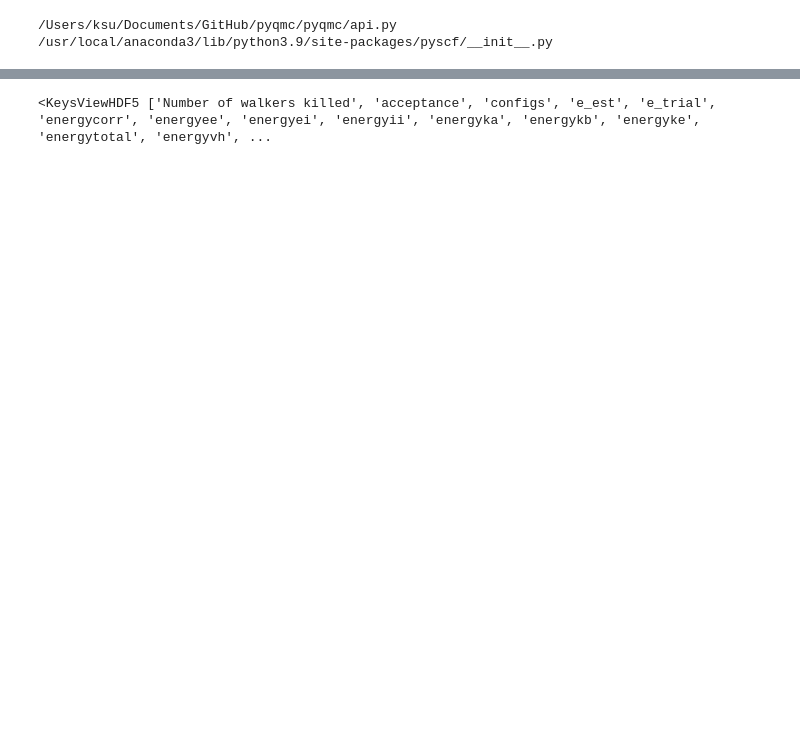
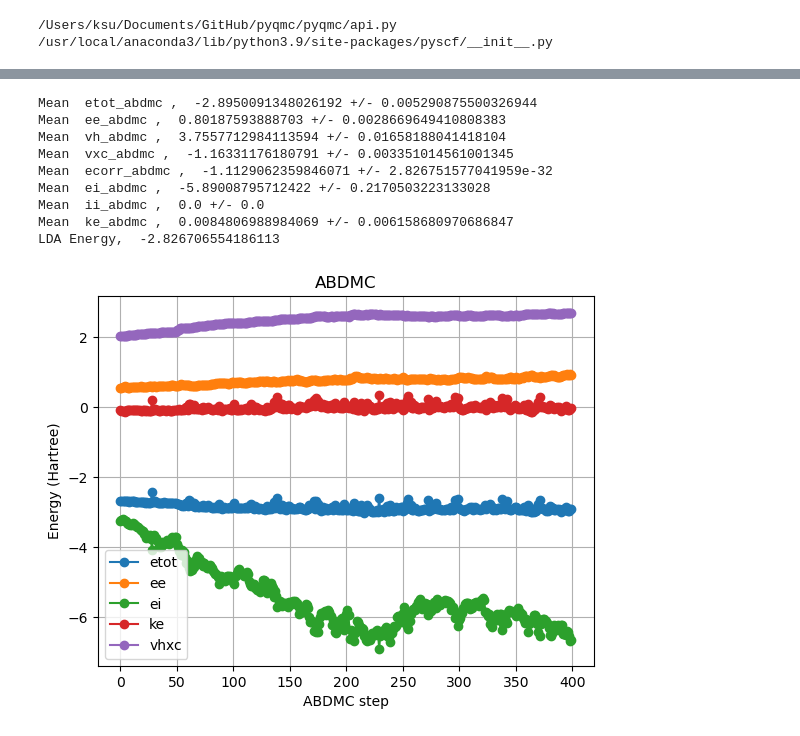
Before and after one commit to kayahans/pyqmc, a Jupyter notebook: pyqmc/test-dmc.ipynb, the cells around one changed output, grey strips where cells are left out. Drawn from its saved outputs; the diff is of its cells as text; code cells hidden in the pictures; blank space fills up the shorter version.

```diff
--- a/pyqmc/test-dmc.ipynb
+++ b/pyqmc/test-dmc.ipynb
@@ -152,6 +189,53 @@ KeyboardInterrupt:
 # %%
-f = h5py.File("dmc2.hdf5")
-print(f.keys())
-# f['energyke']
+def namestr(obj, namespace):
+    return [name for name in namespace if namespace[name] is obj]
+import matplotlib.pyplot as plt
+with h5py.File("abdmc.hdf5") as f:
+    ee_abdmc = f['energyee'][...]
+    ei_abdmc = f['energyei'][...]
+    vh_abdmc = f['energyvh'][...]
+    vxc_abdmc = f['energyvxc'][...]
+    # eid = f['energyeid'][...]
+    ii_abdmc = f['energyii'][...]
+    ke_abdmc = f['energyke'][...]
+    ka_abdmc = f['energyka'][...]
+    kb_abdmc = f['energykb'][...]
+    ecorr_abdmc = f['energycorr'][...]
+    etot_abdmc = f['energytotal'][...]
+vhxc_abdmc = vxc_abdmc + vh_abdmc
+plt.plot(etot_abdmc, marker='o', label="etot")
+# plt.plot(ii_abdmc, marker='o', label="ii")
+plt.plot(ee_abdmc, marker='o', label="ee")
+plt.plot(ei_abdmc, marker='o', label="ei")
+plt.plot(ke_abdmc, marker='o', label="ke")
+# plt.plot(ka_abdmc, marker='o', label="ka")
+# plt.plot(kb_abdmc, marker='o', label="kb")
+plt.plot(vhxc_abdmc, marker='o', label="vhxc")
+# plt.plot(ke_abdmc, marker='o', label="ke")
+
+plt.legend()
+plt.xlabel("ABDMC step")
+plt.ylabel("Energy (Hartree)")
+plt.grid()
+plt.title('ABDMC')
+for e in [etot_abdmc, ee_abdmc, vh_abdmc, vxc_abdmc, ecorr_abdmc, ei_abdmc, ii_abdmc, ke_abdmc]:
+    e_m = np.mean(e[discard:])
+    e_d = np.var(e[discard:])
+    nn = namestr(e, globals())
+    name = nn[0] if nn[0] != 'e' else nn[1]
+    print("Mean ", name, ", ", e_m, "+/-", e_d)
+
+# print("Mean VMC Energy, ", df.iloc[1].energy, "+/-", df.iloc[1].error)
+print("LDA Energy, ", mf_lda.energy_tot())
+# plt.plot(ed, marker='o', label="ke")
 # %% [output]
-<KeysViewHDF5 ['Number of walkers killed', 'acceptance', 'configs', 'e_est', 'e_trial', 'energycorr', 'energyee', 'energyei', 'energyii', 'energyka', 'energykb', 'energyke', 'energytotal', 'energyvh', ...
+Mean  etot_abdmc ,  -2.8950091348026192 +/- 0.005290875500326944
+Mean  ee_abdmc ,  0.80187593888703 +/- 0.0028669649410808383
+Mean  vh_abdmc ,  3.7557712984113594 +/- 0.01658188041418104
+Mean  vxc_abdmc ,  -1.16331176180791 +/- 0.003351014561001345
+Mean  ecorr_abdmc ,  -1.1129062359846071 +/- 2.826751577041959e-32
+Mean  ei_abdmc ,  -5.89008795712422 +/- 0.2170503223133028
+Mean  ii_abdmc ,  0.0 +/- 0.0
+Mean  ke_abdmc ,  0.0084806988984069 +/- 0.006158680970686847
+LDA Energy,  -2.826706554186113
+[figure, added]
```
Also changed, not shown: parts of 11 cells of this notebook, 22 other files.
